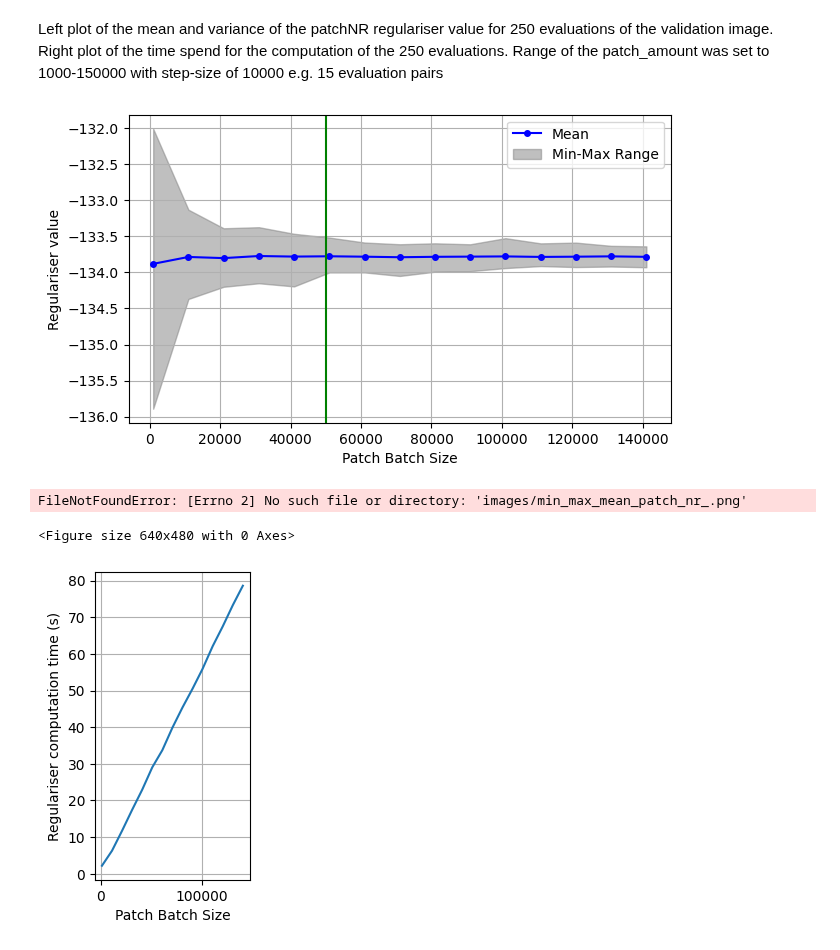
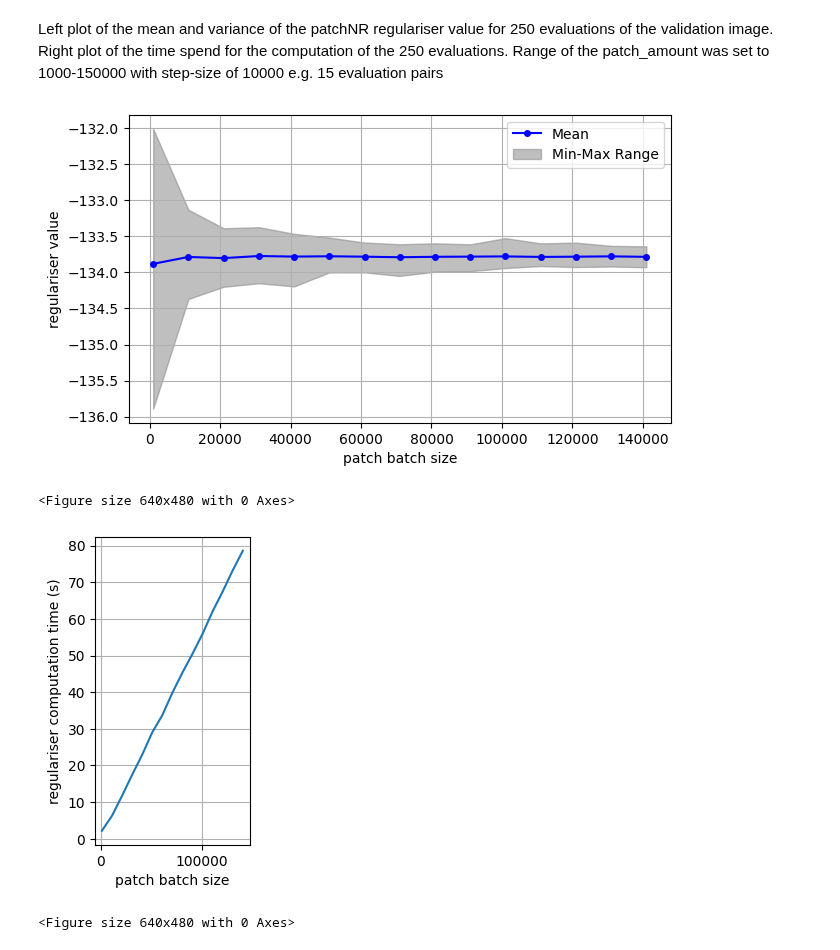
Before and after one commit to PaulBuechler-git/nf-for-inv-problems, a Jupyter notebook: regurlarizers.ipynb, the cells around one changed output. Cells and saved outputs as stored; diff of their text form; code cells hidden in the pictures.

```diff
--- a/regurlarizers.ipynb
+++ b/regurlarizers.ipynb
@@ -98,24 +96,31 @@ x = [i for i in range(1000, 150000, 10000)]
+# %%
+saved_value = np.load(f'results/regulariser_eval/patch_nr_250_range_1000_150000_step_10000_min_max_mean.npy')
+saved_time_values = np.load(f'results/regulariser_eval/patch_nr_250_range_1000_150000_step_10000_time.npy')
+# %%
+mins, means, maxes = zip(*saved_value)
+x = [i for i in range(1000, 150000, 10000)]
 # %%
 plt.figure(figsize=(7, 4))
 plt.plot(x, means, label='Mean', linestyle='-', marker='o', markersize=4, color='blue')
 plt.fill_between(x, mins, maxes, color='gray', alpha=0.5, label='Min-Max Range')
-plt.axvline(x = 50000, color = 'g')
+#plt.axvline(x = 50000, color = 'g')
 plt.legend()
-plt.xlabel('Patch Batch Size')
-plt.ylabel('Regulariser value')
+plt.xlabel('patch batch size')
+plt.ylabel('regulariser value')
 plt.grid(True)
 plt.show()
 plt.savefig('images/min_max_mean_patch_nr_validate.png')
 # %% [output]
-[figure, old version]
+[figure, new version]
-FileNotFoundError: [Errno 2] No such file or directory: 'images/min_max_mean_patch_nr_.png'
+<Figure size 640x480 with 0 Axes>
-<Figure size 640x480 with 0 Axes>
 # %%
 plt.figure(figsize=(2, 4))
-plt.plot(x, tim)
+plt.plot(x, saved_time_values)
 plt.grid()
-plt.xlabel('Patch Batch Size')
-plt.ylabel('Regulariser computation time (s)')
+plt.xlabel('patch batch size')
+plt.ylabel('regulariser computation time (s)')
 plt.show()
+plt.savefig('images/min_max_mean_patch_nr_validate_time.png')
 # %% [output]
-[figure, old version]
+[figure, new version]
+<Figure size 640x480 with 0 Axes>
```
Also changed, not shown: parts of 1 cell of this notebook, 4 other files.
